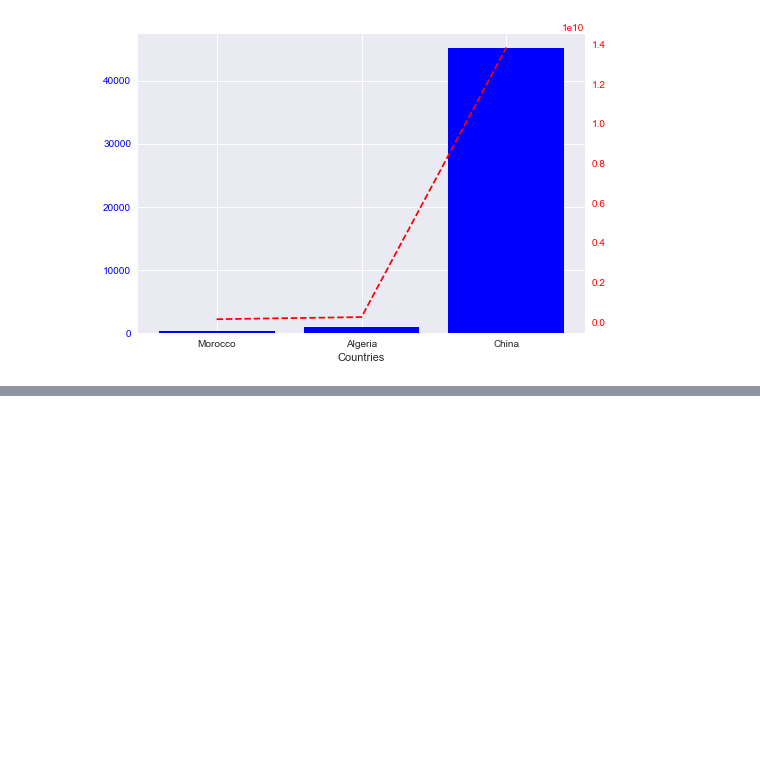
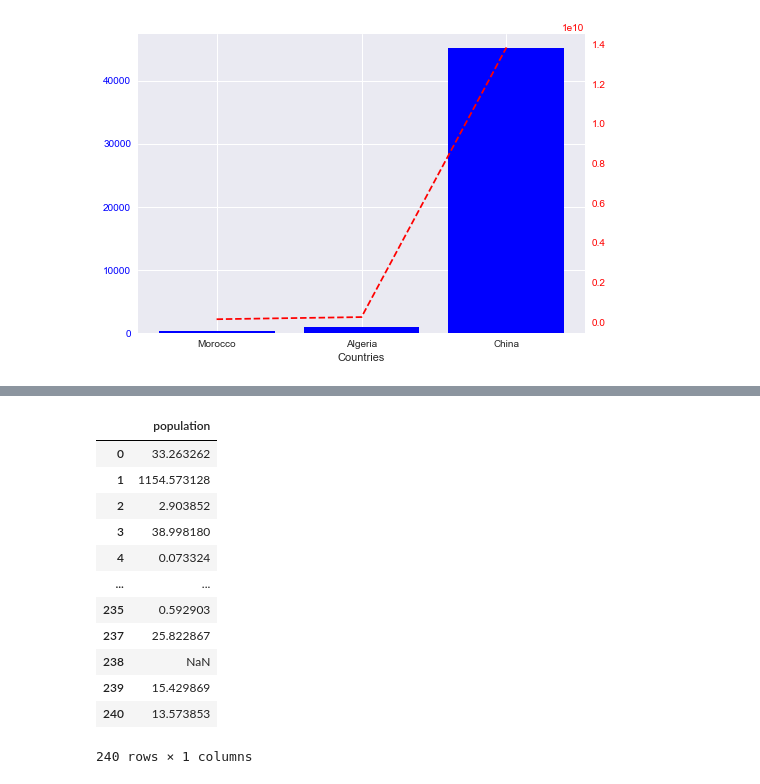
Before and after one commit to Milkafreak/Group_05, a Jupyter notebook: Untitled.ipynb, the cells around one changed output, grey strips where cells are left out. Saved outputs shown, nothing was run; the diff lists cells and outputs as text; code cells hidden in the pictures; blank space fills up the shorter version.

```diff
--- a/Untitled.ipynb
+++ b/Untitled.ipynb
@@ -117,0 +182,4 @@ x.energy_compare(["Morocco","Algeria","China"])
+# %%
+pd.set_option('display.max_columns', 500)
+for i in range(len(x.data.columns)):
+    print(x.data.columns[i])
@@ -117,0 +260,16 @@ x.energy_compare(["Morocco","Algeria","China"])
+# %%
+df_scatter[["population"]]/1000000
+# %% [output]
+|  | population |
+| 0 | 33.263262 |
+| 1 | 1154.573128 |
+| 2 | 2.903852 |
+| 3 | 38.998180 |
+| 4 | 0.073324 |
+| ... | ... |
+| 235 | 0.592903 |
+| 237 | 25.822867 |
+| 238 | NaN |
+| 239 | 15.429869 |
+| 240 | 13.573853 |
+240 rows × 1 columns
```
Also changed, not shown: parts of 7 cells of this notebook, 1 other file.
